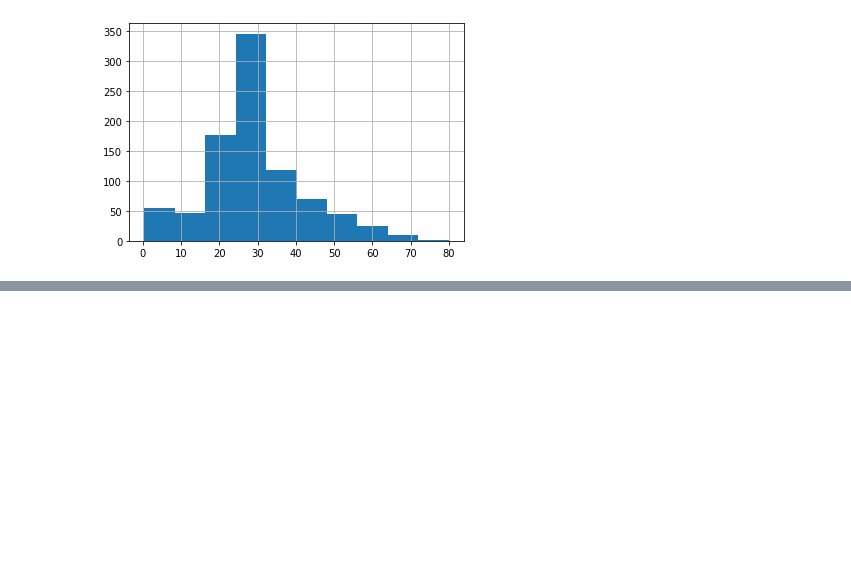
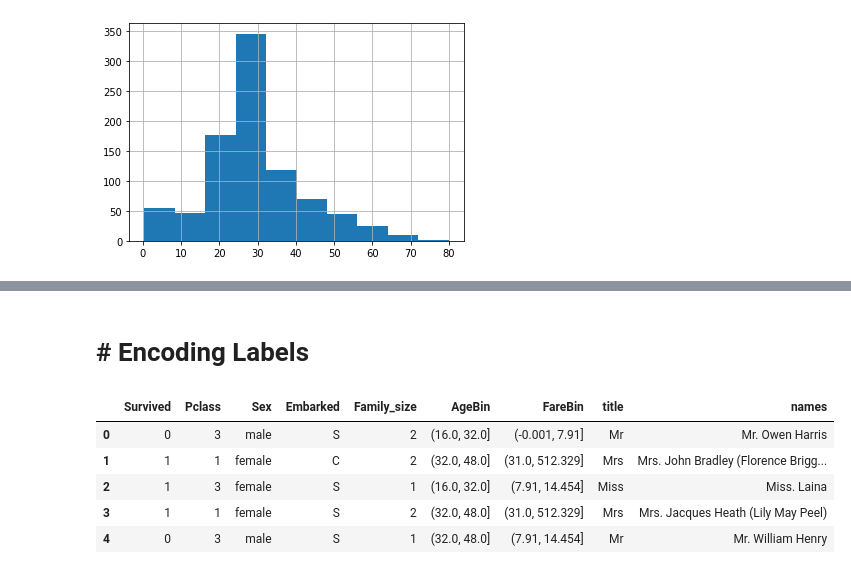
Before and after one commit to kongenikhil/Kaggle_DataSet_Files, a Jupyter notebook: Titanic_dataset_Kaggle.ipynb, the cells around one changed output, grey strips where cells are left out. Saved outputs shown, nothing was run; the diff lists cells and outputs as text; code cells hidden in the pictures; blank space fills up the shorter version.

```diff
--- a/Titanic_dataset_Kaggle.ipynb
+++ b/Titanic_dataset_Kaggle.ipynb
@@ -208,0 +235,5 @@ Categories (5, interval[float64]): [(-0.08, 16.0] < (16.0, 32.0] < (32.0, 48.0]
+# %%
+names = titanic_data_fe['Name'].str.split(', ',expand=True)[1]
+names
+title = names.str.split('.',expand=True)[0]
+title.value_counts()
@@ -208,0 +270,13 @@ Categories (5, interval[float64]): [(-0.08, 16.0] < (16.0, 32.0] < (32.0, 48.0]
+# %% [markdown]
+# # Encoding Labels
+# %%
+from sklearn.preprocessing import LabelEncoder
+label_encoder = LabelEncoder()
+titanic_data_fe.head()
+# %% [output]
+|  | Survived | Pclass | Sex | Embarked | Family_size | AgeBin | FareBin | title | names |
+| 0 | 0 | 3 | male | S | 2 | (16.0, 32.0] | (-0.001, 7.91] | Mr | Mr. Owen Harris |
+| 1 | 1 | 1 | female | C | 2 | (32.0, 48.0] | (31.0, 512.329] | Mrs | Mrs. John Bradley (Florence Brigg... |
+| 2 | 1 | 3 | female | S | 1 | (16.0, 32.0] | (7.91, 14.454] | Miss | Miss. Laina |
+| 3 | 1 | 1 | female | S | 2 | (32.0, 48.0] | (31.0, 512.329] | Mrs | Mrs. Jacques Heath (Lily May Peel) |
+| 4 | 0 | 3 | male | S | 1 | (32.0, 48.0] | (7.91, 14.454] | Mr | Mr. William Henry |
```
Also changed, not shown: parts of 22 cells of this notebook.
